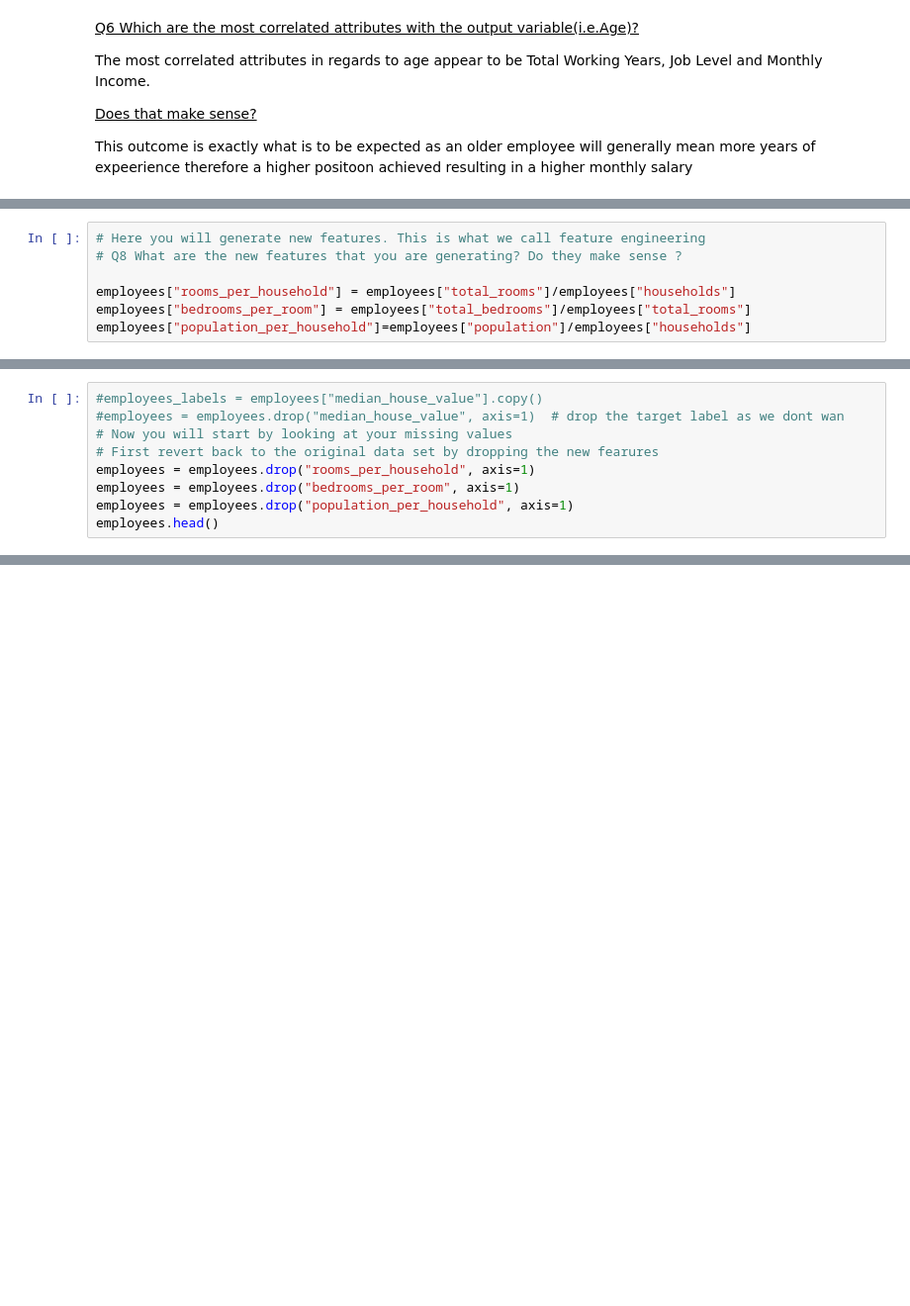
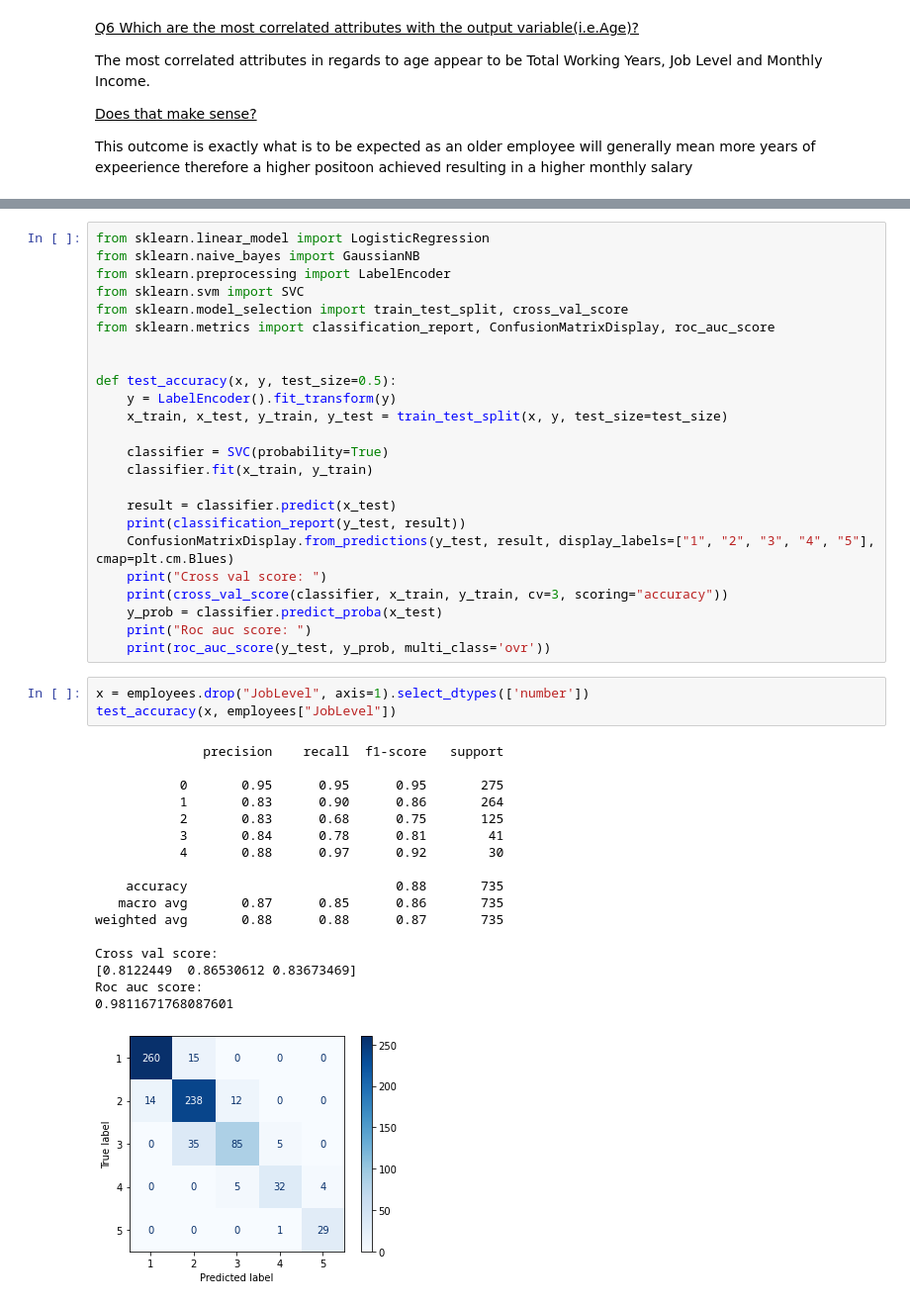
Before and after one commit to Darcinn/F21DL, a Jupyter notebook: Notebooks/Lab 2/Lab-2.ipynb, the cells around one changed output, grey strips where cells are left out. Shown at 99% size. Drawn from its saved outputs; the diff is of its cells as text; blank space fills up the shorter version.

```diff
--- a/Notebooks/Lab 2/Lab-2.ipynb
+++ b/Notebooks/Lab 2/Lab-2.ipynb
@@ -258,7 +255,0 @@ plt.axis([16, 65, 0, 20000])
-# %%
-# Here you will generate new features. This is what we call feature engineering
-# Q8 What are the new features that you are generating? Do they make sense ?
-
-employees["rooms_per_household"] = employees["total_rooms"]/employees["households"]
-employees["bedrooms_per_room"] = employees["total_bedrooms"]/employees["total_rooms"]
-employees["population_per_household"]=employees["population"]/employees["households"]
@@ -277,9 +255,0 @@ corr_matrix["median_house_value"].sort_values(ascending=False)
-# %%
-#employees_labels = employees["median_house_value"].copy()
-#employees = employees.drop("median_house_value", axis=1)  # drop the target label as we dont wan
-# Now you will start by looking at your missing values
-# First revert back to the original data set by dropping the new fearures
-employees = employees.drop("rooms_per_household", axis=1)
-employees = employees.drop("bedrooms_per_room", axis=1)
-employees = employees.drop("population_per_household", axis=1)
-employees.head()
@@ -378,0 +287,45 @@ Sklearn provides two transformer functions for this
+# %%
+from sklearn.linear_model import LogisticRegression
+from sklearn.naive_bayes import GaussianNB
+from sklearn.preprocessing import LabelEncoder
+from sklearn.svm import SVC
+from sklearn.model_selection import train_test_split, cross_val_score
+from sklearn.metrics import classification_report, ConfusionMatrixDisplay, roc_auc_score
+
+
+def test_accuracy(x, y, test_size=0.5):
+    y = LabelEncoder().fit_transform(y)
+    x_train, x_test, y_train, y_test = train_test_split(x, y, test_size=test_size)
+
+    classifier = SVC(probability=True)
+    classifier.fit(x_train, y_train)
+
+    result = classifier.predict(x_test)
+    print(classification_report(y_test, result))
+    ConfusionMatrixDisplay.from_predictions(y_test, result, display_labels=["1", "2", "3", "4", "5"], cmap=plt.cm.Blues)
+    print("Cross val score: ")
+    print(cross_val_score(classifier, x_train, y_train, cv=3, scoring="accuracy"))
+    y_prob = classifier.predict_proba(x_test)
+    print("Roc auc score: ")
+    print(roc_auc_score(y_test, y_prob, multi_class='ovr'))
+# %%
+x = employees.drop("JobLevel", axis=1).select_dtypes(['number'])
+test_accuracy(x, employees["JobLevel"])
+# %% [output]
+              precision    recall  f1-score   support
+
+           0       0.95      0.95      0.95       275
+           1       0.83      0.90      0.86       264
+           2       0.83      0.68      0.75       125
+           3       0.84      0.78      0.81        41
+           4       0.88      0.97      0.92        30
+
+    accuracy                           0.88       735
+   macro avg       0.87      0.85      0.86       735
+weighted avg       0.88      0.88      0.87       735
+
+Cross val score:
+[0.8122449  0.86530612 0.83673469]
+Roc auc score:
+0.9811671768087601
+[figure, added]
```
Also changed, not shown: parts of 49 cells of this notebook.
